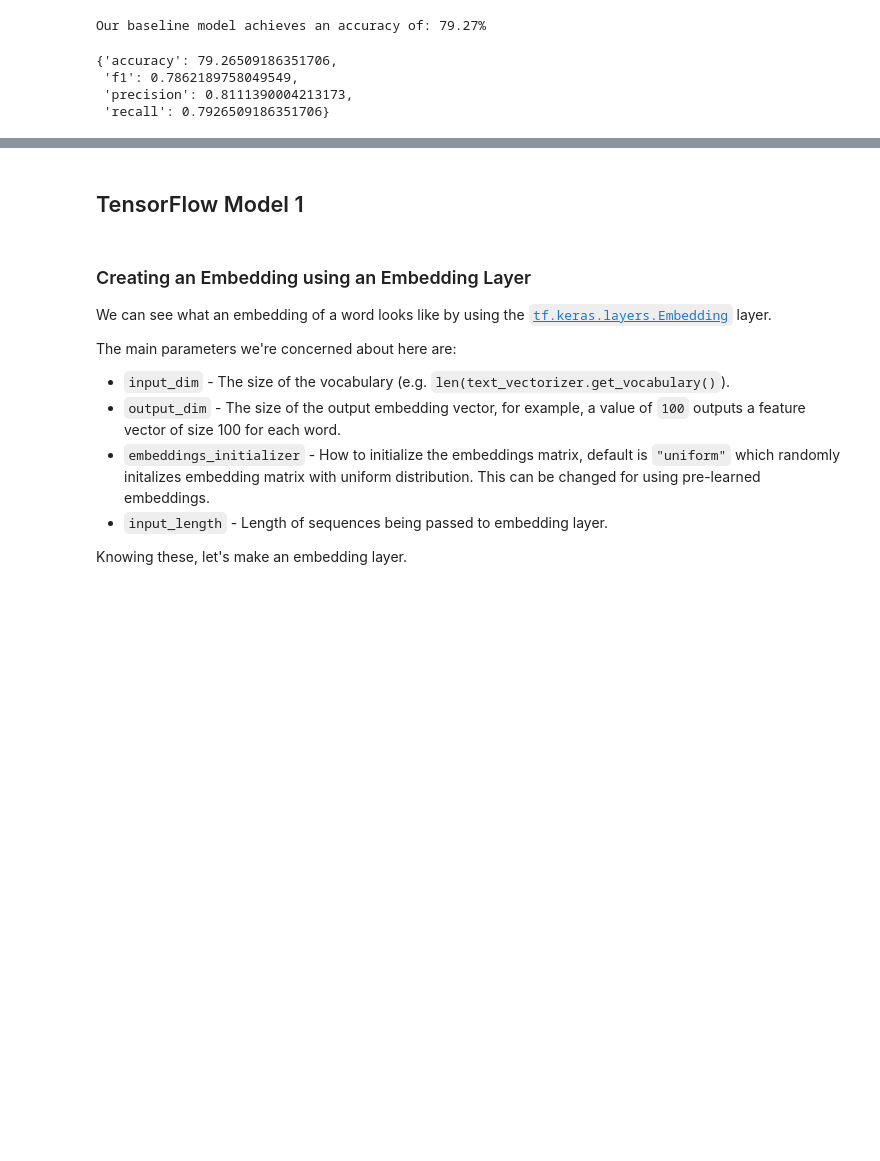
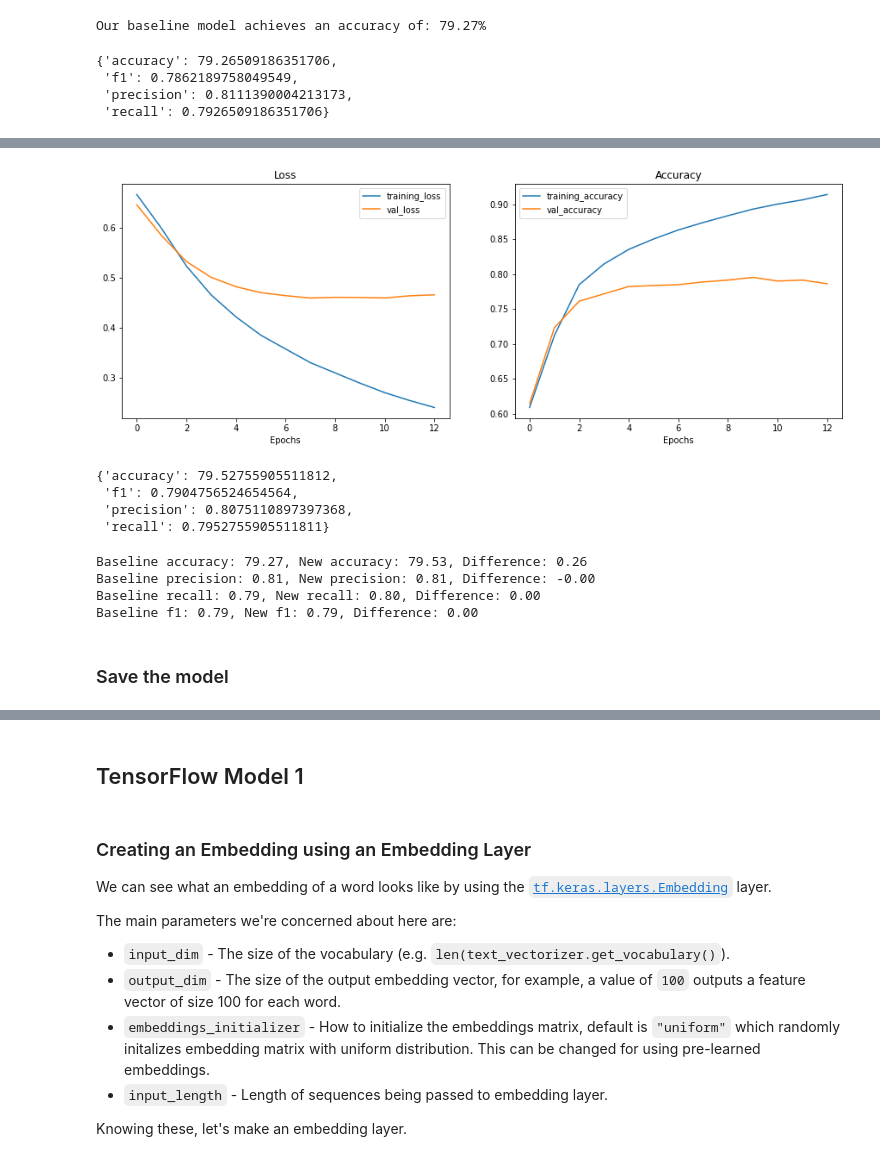
Before and after one commit to rrpronaldo/tensorflow_certificate, a Jupyter notebook: Notebooks/TensorFlow_-_08_NLP_Disaster_or_Not.ipynb, the cells around one changed output, grey strips where cells are left out. Drawn from its saved outputs; the diff is of its cells as text; code cells hidden in the pictures; blank space fills up the shorter version.

```diff
--- a/Notebooks/TensorFlow_-_08_NLP_Disaster_or_Not.ipynb
+++ b/Notebooks/TensorFlow_-_08_NLP_Disaster_or_Not.ipynb
@@ -233,0 +258,6 @@ baseline_results
+# %%
+#train_ds = text_vectorizer(tf.expand_dims(train_sentences, -1))
+#val_ds = text_vectorizer(tf.expand_dims(val_sentences, -1))
+
+train_ds = text_vectorizer(train_sentences)
+val_ds = text_vectorizer(val_sentences)
@@ -233,0 +337,30 @@ baseline_results
+# %%
+plot_loss_curves(model_0_history)
+# %% [output]
+[figure, added]
+# %%
+# Make predictions (these come back in the form of probabilities)
+model_0_pred_probs = model_0.predict(val_ds.numpy())
+
+# Turn prediction probabilities into single-dimension tensor of floats
+model_0_preds = tf.squeeze(tf.round(model_0_pred_probs)) # squeeze removes single dimensions
+
+
+# Calculate model_0 metrics
+model_0_results = calculate_results(y_true=val_labels,
+                                    y_pred=model_0_preds)
+model_0_results
+# %% [output]
+{'accuracy': 79.52755905511812,
+ 'f1': 0.7904756524654564,
+ 'precision': 0.8075110897397368,
+ 'recall': 0.7952755905511811}
+# %%
+compare_baseline_to_new_results(baseline_results, model_0_results)
+# %% [output]
+Baseline accuracy: 79.27, New accuracy: 79.53, Difference: 0.26
+Baseline precision: 0.81, New precision: 0.81, Difference: -0.00
+Baseline recall: 0.79, New recall: 0.80, Difference: 0.00
+Baseline f1: 0.79, New f1: 0.79, Difference: 0.00
+# %% [markdown]
+### Save the model
```
Also changed, not shown: parts of 44 cells of this notebook, 10 other files.
